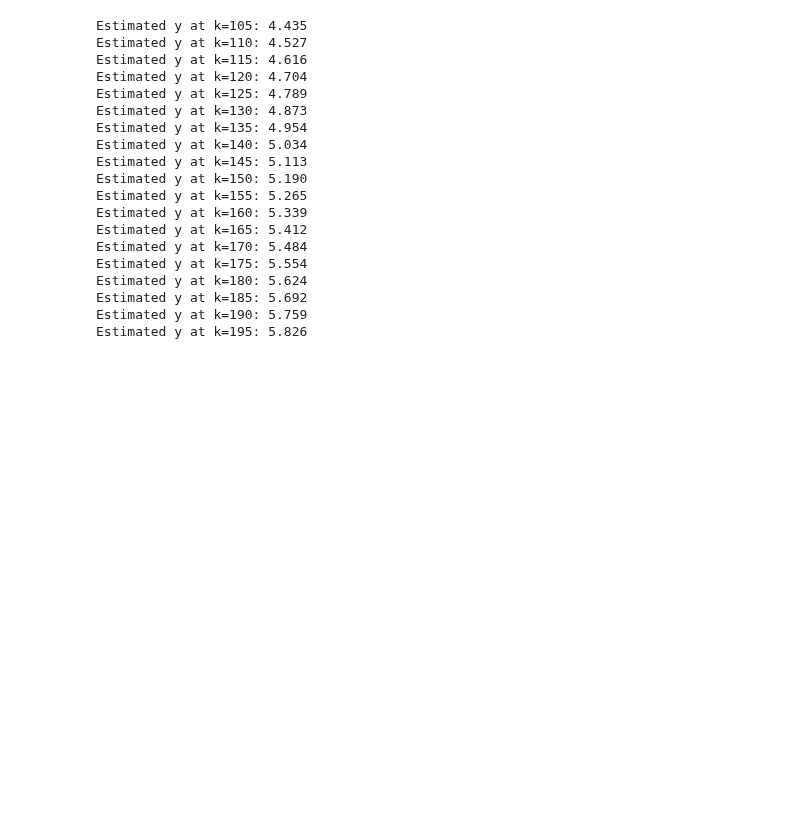
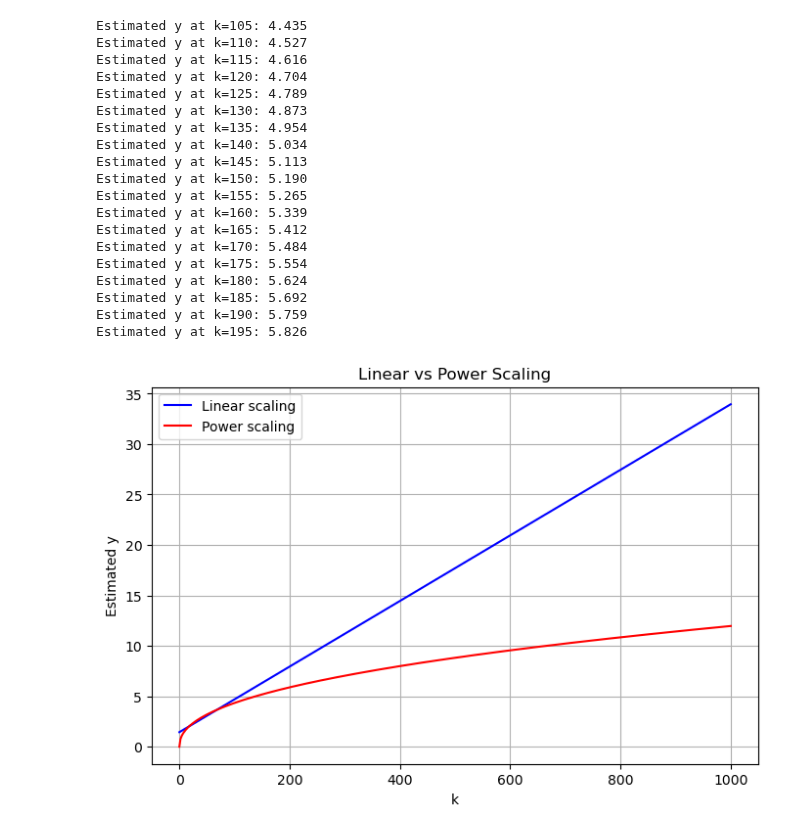
Before and after one commit to jjastrz14/ReNOS, a Jupyter notebook: notebooks/fitting_curve.ipynb, the cells around one changed output. Drawn from its saved outputs; the diff is of its cells as text; code cells hidden in the pictures; blank space fills up the shorter version.

```diff
--- a/notebooks/fitting_curve.ipynb
+++ b/notebooks/fitting_curve.ipynb
@@ -106,3 +114,19 @@ Estimated y at k=180: 5.624
 Estimated y at k=185: 5.692
 Estimated y at k=190: 5.759
 Estimated y at k=195: 5.826
+# %%
+k_range = np.linspace(0, 1000, 500)
+y_linear = 1.44982296 + 0.0325 * k_range
+y_power = 0.57092083 * (k_range ** 0.44049964)
+
+plt.figure(figsize=(8,5))
+plt.plot(k_range, y_linear, label="Linear scaling", color="blue")
+plt.plot(k_range, y_power, label="Power scaling", color="red")
+plt.xlabel("k")
+plt.ylabel("Estimated y")
+plt.title("Linear vs Power Scaling")
+plt.legend()
+plt.grid(True)
+plt.show()
+# %% [output]
+[figure, added]
```
Also changed, not shown: parts of 1 cell of this notebook, 3 other files.
